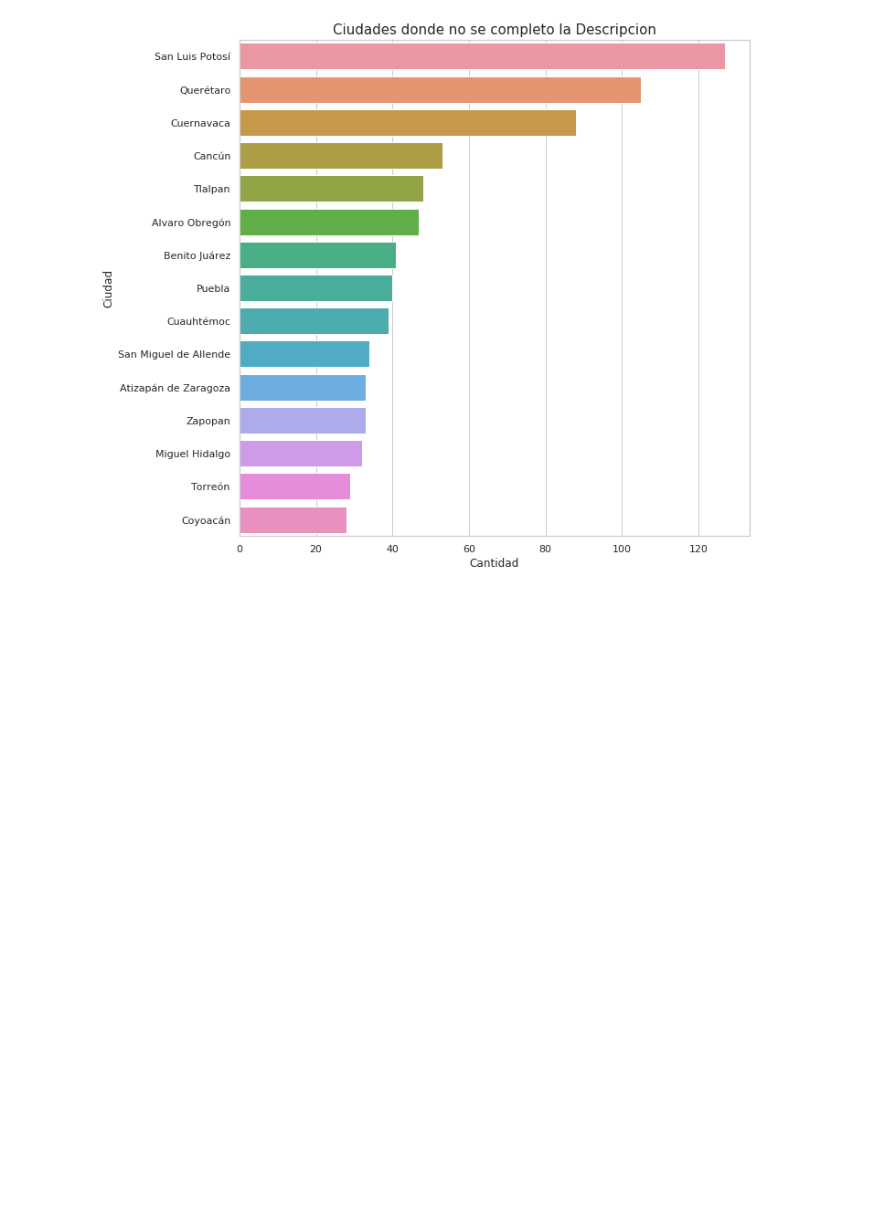
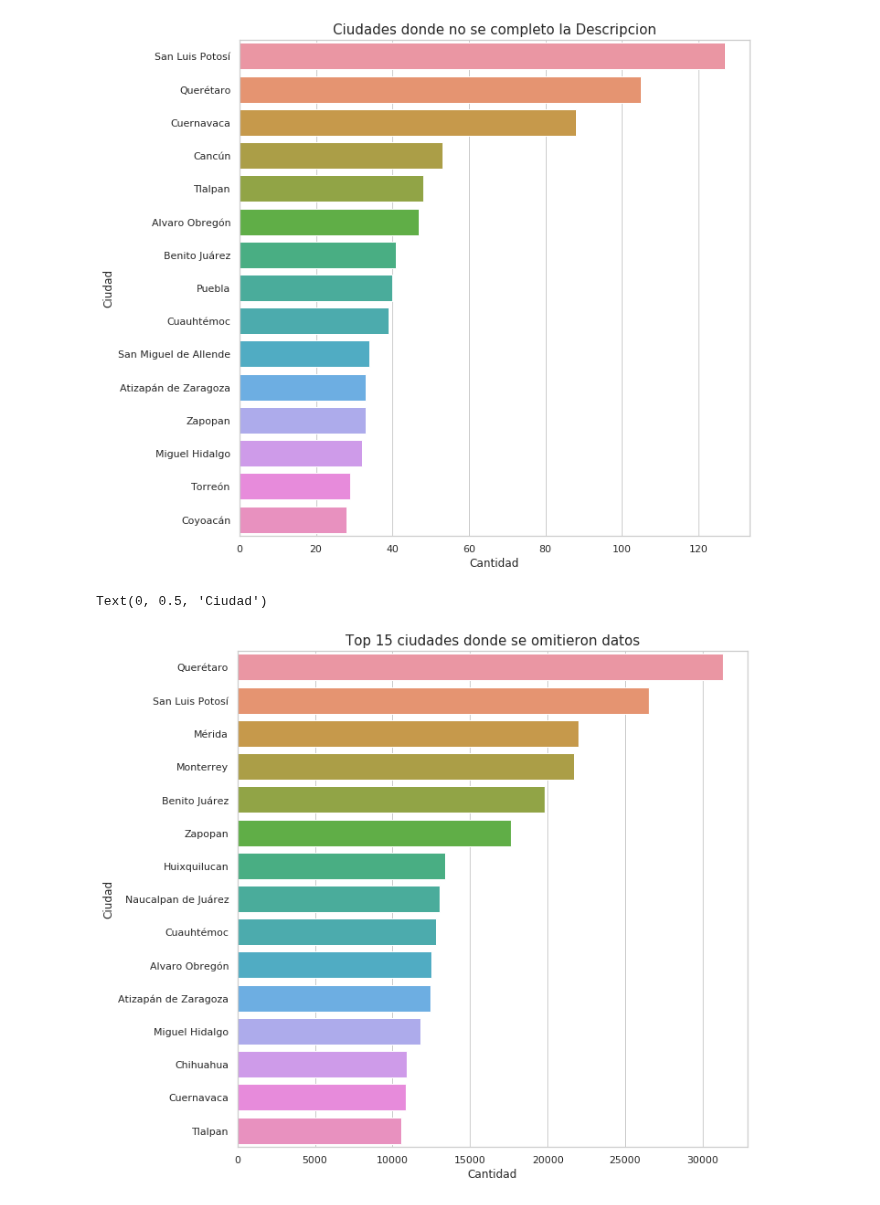
Before and after one commit to JuanCruzCastroLopez/tp1-zonajobs-analysis, a Jupyter notebook: DataSet_analisis.ipynb, the cells around one changed output. Saved outputs shown, nothing was run; the diff lists cells and outputs as text; code cells hidden in the pictures; blank space fills up the shorter version.

```diff
--- a/DataSet_analisis.ipynb
+++ b/DataSet_analisis.ipynb
@@ -135,3 +136,22 @@ g.set_ylabel("Ciudad", fontsize=12)
 # %% [output]
 Text(0, 0.5, 'Ciudad')
 [figure]
+# %%
+#Comenzamos a darnos cuenta que San Luis Potosí es una de las ciudades que más campos vacios deja.
+#Veamos ahora en un marco más general. Pero vemos que la ciudad que mas datos omitio en realidad es Querétaro.
+
+def sumNuls (x):
+    return x.isnull().sum()
+
+dfNullTot = df.groupby('ciudad').apply(sumNuls).apply(np.sum,axis=1).reset_index()
+dfNullTot.rename(columns={0:'cantidad'}, inplace=True)
+dfNullTot=dfNullTot.sort_values(by='cantidad', ascending=False)[0:15]
+
+plt.figure(figsize=(10, 10))
+g = sns.barplot(x=dfNullTot['cantidad'], y=dfNullTot['ciudad'], orient='h')
+g.set_title("Top 15 ciudades donde se omitieron datos", fontsize=15)
+g.set_xlabel("Cantidad", fontsize=12)
+g.set_ylabel("Ciudad", fontsize=12)
+# %% [output]
+Text(0, 0.5, 'Ciudad')
+[figure, added]
```
Also changed, not shown: parts of 2 cells of this notebook.
